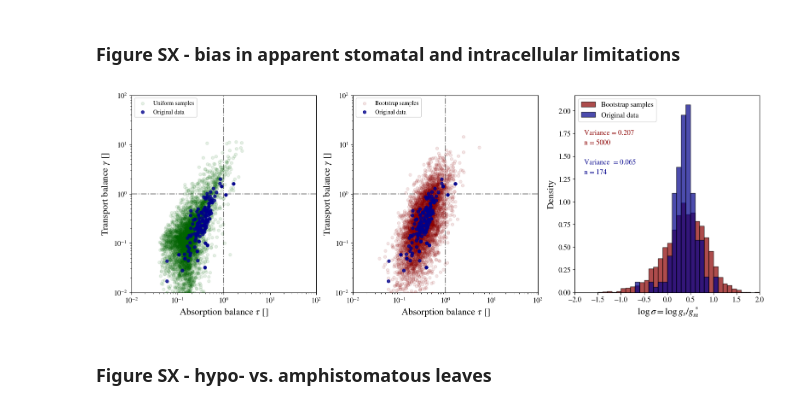
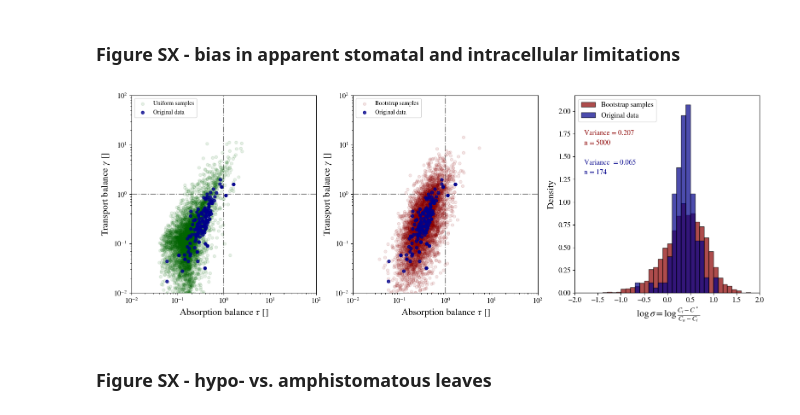
Before and after one commit to andreas-stillits/CarbonFixationModel1D, a Jupyter notebook: figures/scripts/supplementary.ipynb, the cells around one changed output. Cells and saved outputs as stored; diff of their text form; code cells hidden in the pictures.

```diff
--- a/figures/scripts/supplementary.ipynb
+++ b/figures/scripts/supplementary.ipynb
@@ -312,34 +312,34 @@ figure, (ax1, ax2, ax3) = plt.subplots(1, 3, figsize=(19, 6))
 std_layout(ax1, [df_uniform, df], [r"Uniform samples", r"Original data"], colors=["darkgreen", "darkblue"], alphas=[0.1, 0.8])
 # alpha 0.05, 0.8
 
 
 # bootstrap comparison
 std_layout(ax2, [df_boot, df], [r"Bootstrap samples", r"Original data"], colors=["darkred", "darkblue"], alphas=[0.1, 0.8])
 
 
 # binning sigma histogram
 
 bins = np.linspace(-2, 2, 41)
 
 ax3.hist(log_sigmas_boot, bins=bins, alpha=0.7, edgecolor="black", label="Bootstrap samples", color="darkred", density=True)
 ax3.hist(log_sigmas,         bins=bins, alpha=0.7, edgecolor="black", label="Original data", color="darkblue", density=True)
 ax3.set_ylabel('Density')
-ax3.set_xlabel(r" $\log \sigma = \log g_s/g_m^*$")
+ax3.set_xlabel(r" $\log \sigma = \log \frac{C_i - C^*}{C_a - C_i}$")
 ax3.set_xlim(-2, 2)
 
 # annotate variances of the two distributions
 var_original = np.var(log_sigmas)
 var_bootstrap = np.var(log_sigmas_boot)
 ax3.text(-1.8, 0.80 * ax3.get_ylim()[1], f"Variance = {var_bootstrap:.3f}", color="darkred", fontsize=12)
 ax3.text(-1.8, 0.75 * ax3.get_ylim()[1], f"n = {num_samples}", color="darkred", fontsize=12)
 ax3.text(-1.8, 0.65 * ax3.get_ylim()[1], f"Variance  = {var_original:.3f}", color="darkblue", fontsize=12)
 ax3.text(-1.8, 0.60 * ax3.get_ylim()[1], f"n = {len(log_sigmas)}", color="darkblue", fontsize=12)
 ax3.legend(fontsize=12)
 
 plt.savefig(ROOT + "figures/vectorgraphics/supplementary/figureS3.svg")
 plt.savefig(ROOT + "figures/vectorgraphics/supplementary/figureS3.png", dpi=300)
 plt.show()
 # %% [output]
-[figure, old version]
+[figure, new version]
 # %% [markdown]
 ### Figure SX - hypo- vs. amphistomatous leaves
```
Also changed, not shown: parts of 1 cell of this notebook, 10 other files.
